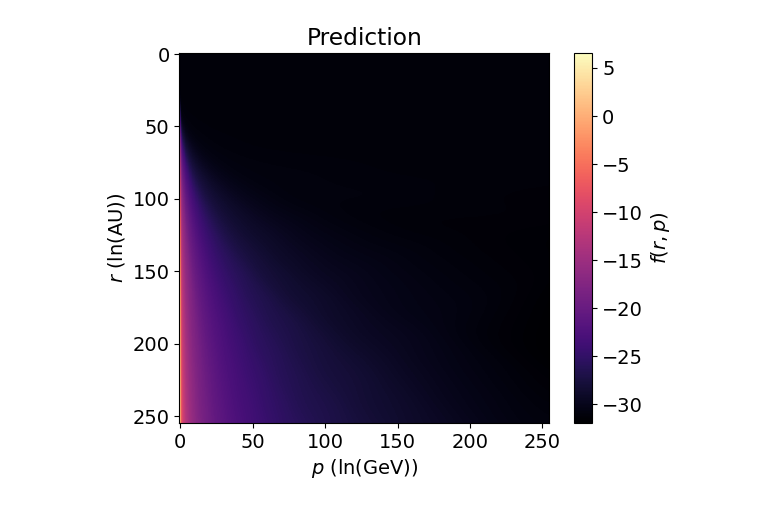
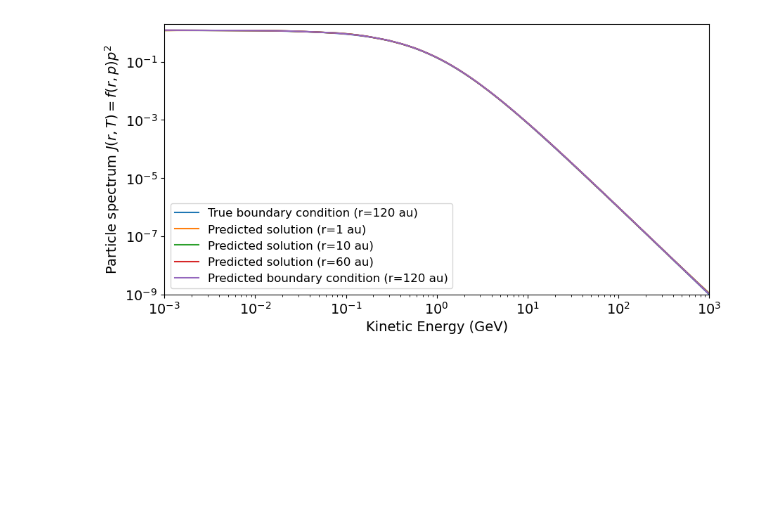
Before and after one commit to linneawolniewicz/pinns, a Jupyter notebook: figures/visualize.ipynb, the cells around one changed output. Cells and saved outputs as stored; diff of their text form; code cells hidden in the pictures; blank space fills up the shorter version.

```diff
--- a/figures/visualize.ipynb
+++ b/figures/visualize.ipynb
@@ -8,9 +9,6 @@ from IPython.display import HTML
 matplotlib.rcParams.update({'font.size': 14})
 # %%
 # Load PINN outputs
-with open('total_loss.pkl', 'rb') as file:
-    total_loss = pkl.load(file)
-
 with open('pinn_loss.pkl', 'rb') as file:
     pinn_loss = pkl.load(file)
 
@@ -25,10 +23,24 @@ with open('f_boundary.pkl', 'rb') as file:
 
 with open('p.pkl', 'rb') as file:
     p = pkl.load(file)
+
+with open('T.pkl', 'rb') as file:
+    T = pkl.load(file)
 # %%
-# Get size and check inputs
+# Get properties
 size = int(np.sqrt(predictions.shape[0]))
+epochs = int(np.sqrt(predictions.shape[2]))
 
+# Take out of logspace
+T = np.exp(T)
+p = np.exp(p)
+f_boundary = np.exp(f_boundary)
+# predictions = np.exp(predictions)
+final_predict = predictions[:, :, -1].reshape((size, size))
+final_predict = np.exp(final_predict)
+
+# Check data
 print(f'F_boundary shape: {f_boundary.shape}, max: {np.max(f_boundary)}')
 print(f'Predictions shape: {predictions.shape}, max: {np.max(predictions[:, :, -1].reshape((size, size)).T[:-1, -1])}')
+print(f'Final_predict shape: {final_predict.shape}, max: {np.max(final_predict[:-1, -1])}')
 # %% [output]
@@ -67,13 +50,24 @@ plt.savefig("boundary.png")
-# %%
-# Plot prediction at the final epoch
-plt.imshow(predictions[:, :, -1].reshape((size, size))[:-1, :-1], cmap='magma')
-plt.colorbar(label='$f(r, p)$')
-
-plt.title('Prediction')
-plt.xlabel('$p$ (ln(GeV))')
-plt.ylabel('$r$ (ln(AU))')
-plt.savefig("prediction.png")
-# %% [output]
-[figure, removed]
+# %%
+# Plot
+fig, ax = plt.subplots(figsize=(10, 5))
+
+ax.loglog(T, f_boundary*(p**2), label='True boundary condition (r=120 au)')
+ax.loglog(T[:-1], np.expand_dims(final_predict[0, :-1], axis=1)*(p[:-1]**2), label='Predicted solution (r=1 au)')
+ax.loglog(T[:-1], np.expand_dims(final_predict[int(size/12), :-1], axis=1)*(p[:-1]**2), label='Predicted solution (r=10 au)')
+ax.loglog(T[:-1], np.expand_dims(final_predict[int(size/2), :-1], axis=1)*(p[:-1]**2), label='Predicted solution (r=60 au)')
+ax.loglog(T[:-1], np.expand_dims(final_predict[-1, :-1], axis=1)*(p[:-1]**2), label='Predicted boundary condition (r=120 au)')
+
+ax.set_xlabel("Kinetic Energy (GeV)")
+ax.set_ylabel("Particle spectrum $J(r, T) = f(r, p) p^2$")
+ax.set_xlim(1e-3, 1e3)
+ax.set_ylim(1e-9, 2e0)
+
+ax.legend(prop={'size': 12})
+ax.xaxis.set_minor_locator(LogLocator(base=10.0, subs='all'))
+ax.yaxis.set_minor_locator(LogLocator(base=10.0, subs='all'))
+
+plt.savefig('prediction.png')
+# %% [output]
+[figure, added]
 # %%
 # Plot loss
```
Also changed, not shown: parts of 7 cells of this notebook, 7 other files.
